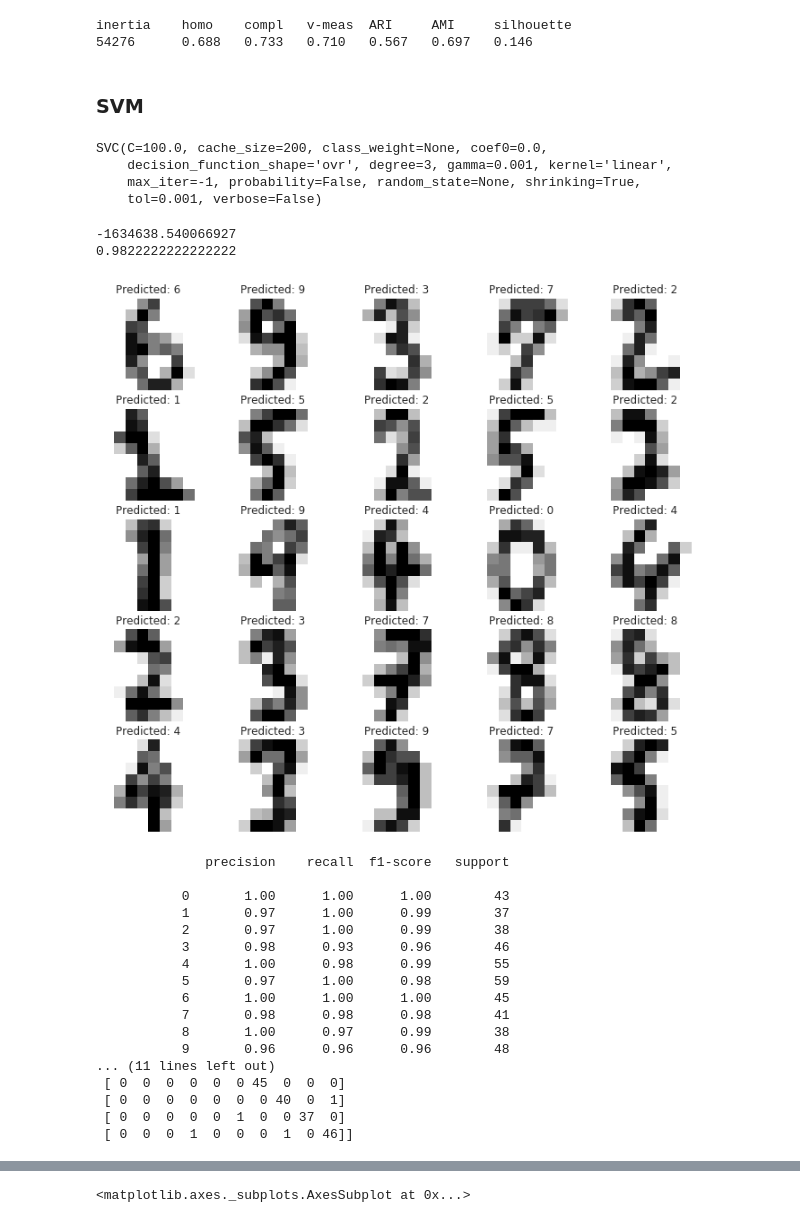
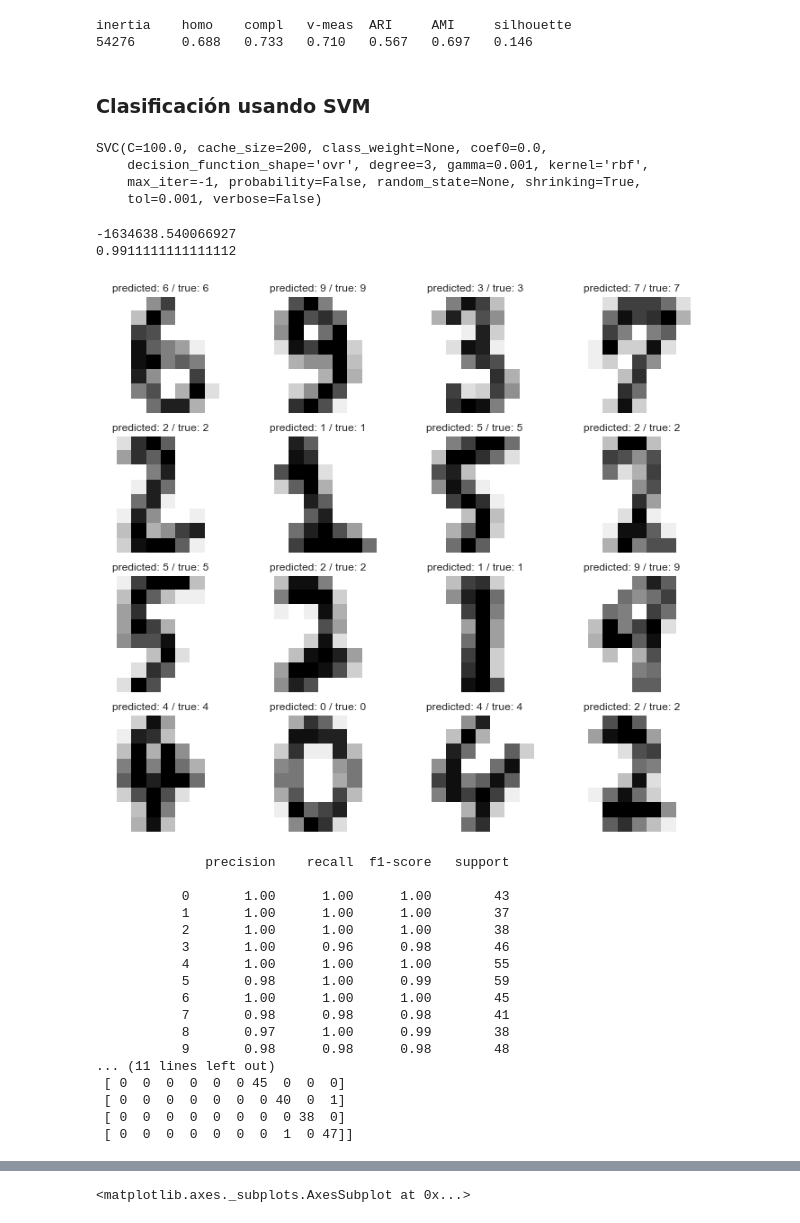
Before and after one commit to GAMES-UChile/Curso-BancoEstado, a Jupyter notebook: modulo4/modulo4.ipynb, the cells around one changed output, grey strips where cells are left out. Cells and saved outputs as stored; diff of their text form; code cells hidden in the pictures.

```diff
--- a/modulo4/modulo4.ipynb
+++ b/modulo4/modulo4.ipynb
@@ -202,7 +255,7 @@ print('%i      %.3f   %.3f   %.3f   %.3f   %.3f   %.3f'
 inertia    homo    compl   v-meas  ARI     AMI     silhouette
 54276      0.688   0.733   0.710   0.567   0.697   0.146
 # %% [markdown]
-### SVM
+### Clasificación usando SVM
 # %%
 X_train, X_test, y_train, y_test, images_train, images_test = train_test_split(digits.data, digits.target, digits.images, test_size=0.25, random_state=42)
 
@@ -210,13 +263,13 @@ X_train, X_test, y_train, y_test, images_train, images_test = train_test_split(d
 from sklearn import svm
 
 # Create the SVC model
-svc_model = svm.SVC(gamma=0.001, C=100., kernel='linear')
+svc_model = svm.SVC(gamma=0.001, C=100., kernel='rbf')
 
 # Fit the data to the SVC model
 svc_model.fit(X_train, y_train)
 # %% [output]
 SVC(C=100.0, cache_size=200, class_weight=None, coef0=0.0,
-    decision_function_shape='ovr', degree=3, gamma=0.001, kernel='linear',
+    decision_function_shape='ovr', degree=3, gamma=0.001, kernel='rbf',
     max_iter=-1, probability=False, random_state=None, shrinking=True,
     tol=0.001, verbose=False)
 # %%
@@ -226,37 +279,36 @@ print(clf.score(X_test, y_test))
 print(svc_model.score(X_test, y_test))
 # %% [output]
 -1634638.540066927
-0.9822222222222222
+0.9911111111111112
 # %%
 # Import matplotlib
 import matplotlib.pyplot as plt
 import numpy as np
 
 # Assign the predicted values to `predicted`
 predicted = svc_model.predict(X_test)
 
 # Zip together the `images_test` and `predicted` values in `images_and_predictions`
 images_and_predictions = list(zip(images_test, predicted))
-
 plt.subplots_adjust(top=1.5)
 
 # For the first 4 elements in `images_and_predictions`
-N = 25
+N = 16
 for index, (image, prediction) in enumerate(images_and_predictions[:N]):
     # Initialize subplots in a grid of 1 by 4 at positions i+1
     nsqrt = np.ceil(np.sqrt(N))
     plt.subplot(nsqrt, nsqrt, index + 1)
     # Don't show axes
     plt.axis('off')
     # Display images in all subplots in the grid
     plt.imshow(image, cmap=plt.cm.gray_r, interpolation='nearest')
     # Add a title to the plot
-    plt.title('Predicted: ' + str(prediction))
+    plt.title(f'predicted: {prediction} / true: {y_test[index]}')
 
 # Show the plot
 plt.show()
 # %% [output]
-[figure, old version]
+[figure, new version]
 # %%
 # Import `metrics`
 from sklearn import metrics
@@ -270,20 +322,20 @@ print(metrics.confusion_matrix(y_test, predicted))
               precision    recall  f1-score   support
 
            0       1.00      1.00      1.00        43
-           1       0.97      1.00      0.99        37
-           2       0.97      1.00      0.99        38
-           3       0.98      0.93      0.96        46
-           4       1.00      0.98      0.99        55
-           5       0.97      1.00      0.98        59
+           1       1.00      1.00      1.00        37
+           2       1.00      1.00      1.00        38
+           3       1.00      0.96      0.98        46
+           4       1.00      1.00      1.00        55
+           5       0.98      1.00      0.99        59
            6       1.00      1.00      1.00        45
            7       0.98      0.98      0.98        41
-           8       1.00      0.97      0.99        38
-           9       0.96      0.96      0.96        48
+           8       0.97      1.00      0.99        38
+           9       0.98      0.98      0.98        48
 ... (11 lines left out)
  [ 0  0  0  0  0  0 45  0  0  0]
  [ 0  0  0  0  0  0  0 40  0  1]
- [ 0  0  0  0  0  1  0  0 37  0]
- [ 0  0  0  1  0  0  0  1  0 46]]
+ [ 0  0  0  0  0  0  0  0 38  0]
+ [ 0  0  0  0  0  0  0  1  0 47]]
 # %%
 # Import `Isomap()`
 from sklearn.manifold import Isomap
```
Also changed, not shown: parts of 25 cells of this notebook.
